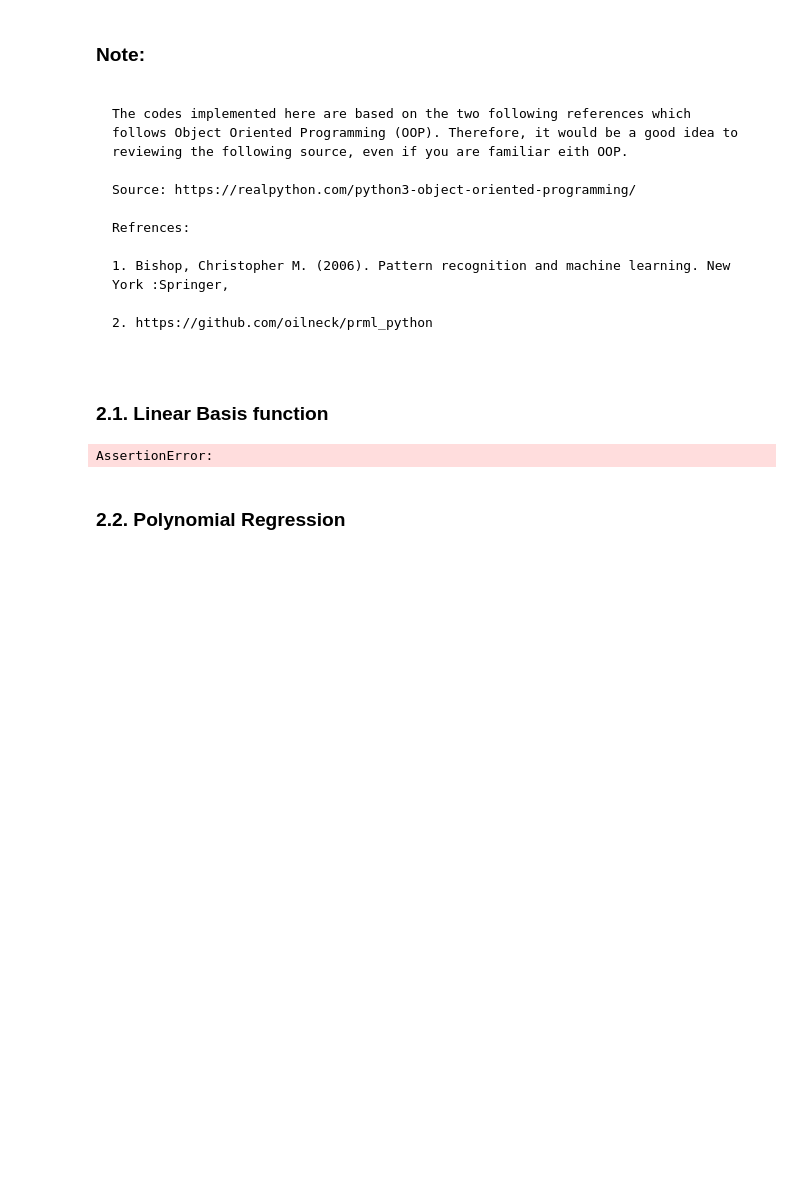
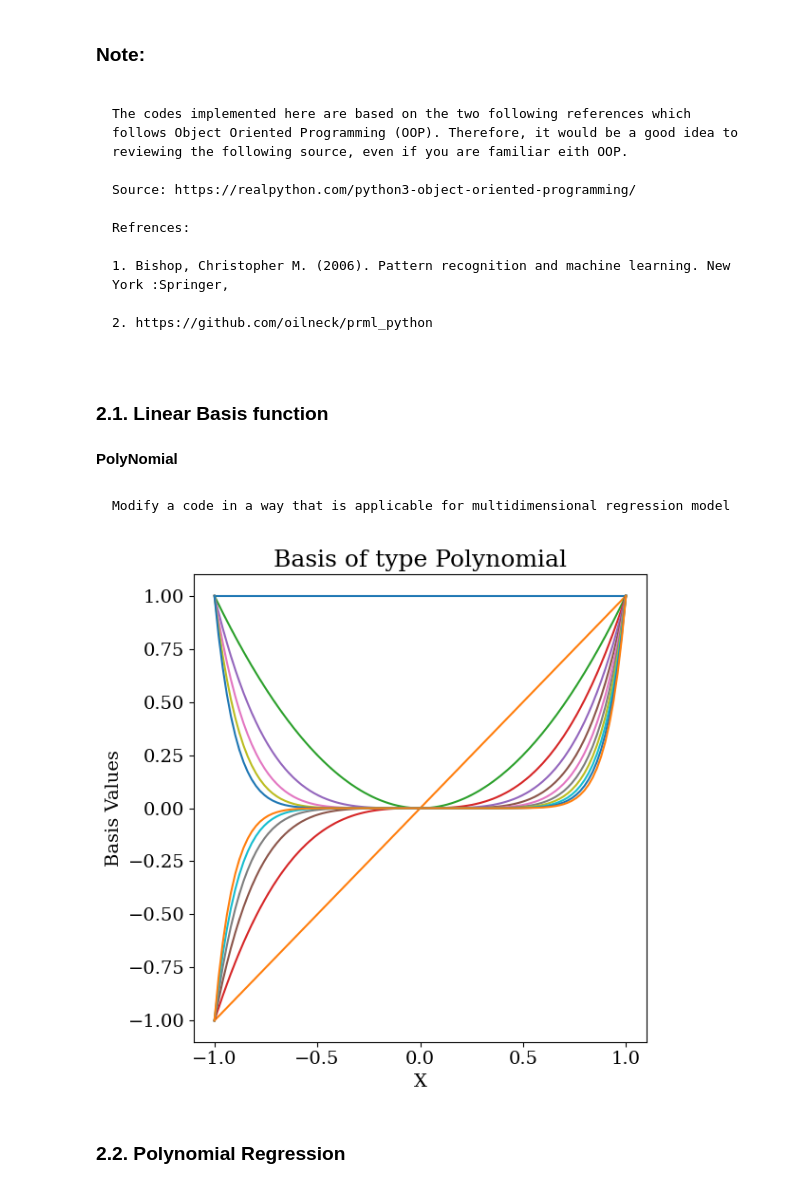
Before and after one commit to ParisaToofani/MurphyBook, a Jupyter notebook: Regression_Base.ipynb, the cells around one changed output. Saved outputs shown, nothing was run; the diff lists cells and outputs as text; code cells hidden in the pictures; blank space fills up the shorter version.

Commit message:
1- Added 1d polynomial

````diff
--- a/Regression_Base.ipynb
+++ b/Regression_Base.ipynb
@@ -199,6 +199,8 @@ Refrences:
 ```
 # %% [markdown]
 ### 2.1. Linear Basis function
+# %% [markdown]
+**PolyNomial**
 # %%
 class PolyTransformer(object):
     # The main input that is necessary to initialize the model
@@ -206,33 +208,36 @@ class PolyTransformer(object):
     def __init__(self, degree=1):
         self.degree = degree
     def transform(self, Xtrain: np.ndarray)-> np.ndarray:
-        Xtrain = Xtrain.reshape(-1,1)
-        if Xtrain.shape[1] == 1:
-            Xtrain = Xtrain.T
-        assert Xtrain.shape[1] == self.degree + 1
+        if Xtrain.ndim == 1:
+            Xtrain = Xtrain.reshape(-1,1)
         x_train_transform = np.power(Xtrain, np.arange(0, self.degree+1))
         return x_train_transform
+# %% [markdown]
+```
+Modify a code in a way that is applicable for multidimensional regression model
+```
 # %%
 def plot_basis(Xtrain: np.ndarray, basis: np.ndarray, basis_type: str):
     fig = plt.figure()
-    plt.rcParams['figure.figsize'] = (10, 10)
+    plt.rcParams['figure.figsize'] = (6, 6)
     plt.rcParams["font.family"] = "Serif"
-    plt.rcParams['xtick.labelsize']=12
-    plt.rcParams['ytick.labelsize']=12
+    plt.rcParams['xtick.labelsize']=14
+    plt.rcParams['ytick.labelsize']=14
     plt.plot(Xtrain, basis)
-    plt.title('Basis of type %s' % basis_type)
-    plt.xlabel('X')
-    plt.ylabel('Basis Values')
-    plt.legend()
+    plt.title('Basis of type %s' % basis_type, fontsize=18)
+    plt.xlabel('X', fontsize=14)
+    plt.ylabel('Basis Values', fontsize=14)
+    plt.tight_layout()
+    plt.savefig("basis_%s.png" % basis_type, dpi=300)
 # %%
 """
 Perform a test on the developed modules
 """
 xtrain=np.linspace(-1, 1, 100)
-xtrain.shape
 polybasis = PolyTransformer(degree=11).transform(xtrain)
+plot_basis(xtrain, polybasis, 'Polynomial')
 # %% [output]
-AssertionError:
+[figure, added]
 # %% [markdown]
 ### 2.2. Polynomial Regression
 # %% [markdown]
````
Also changed, not shown: 1 other file.
